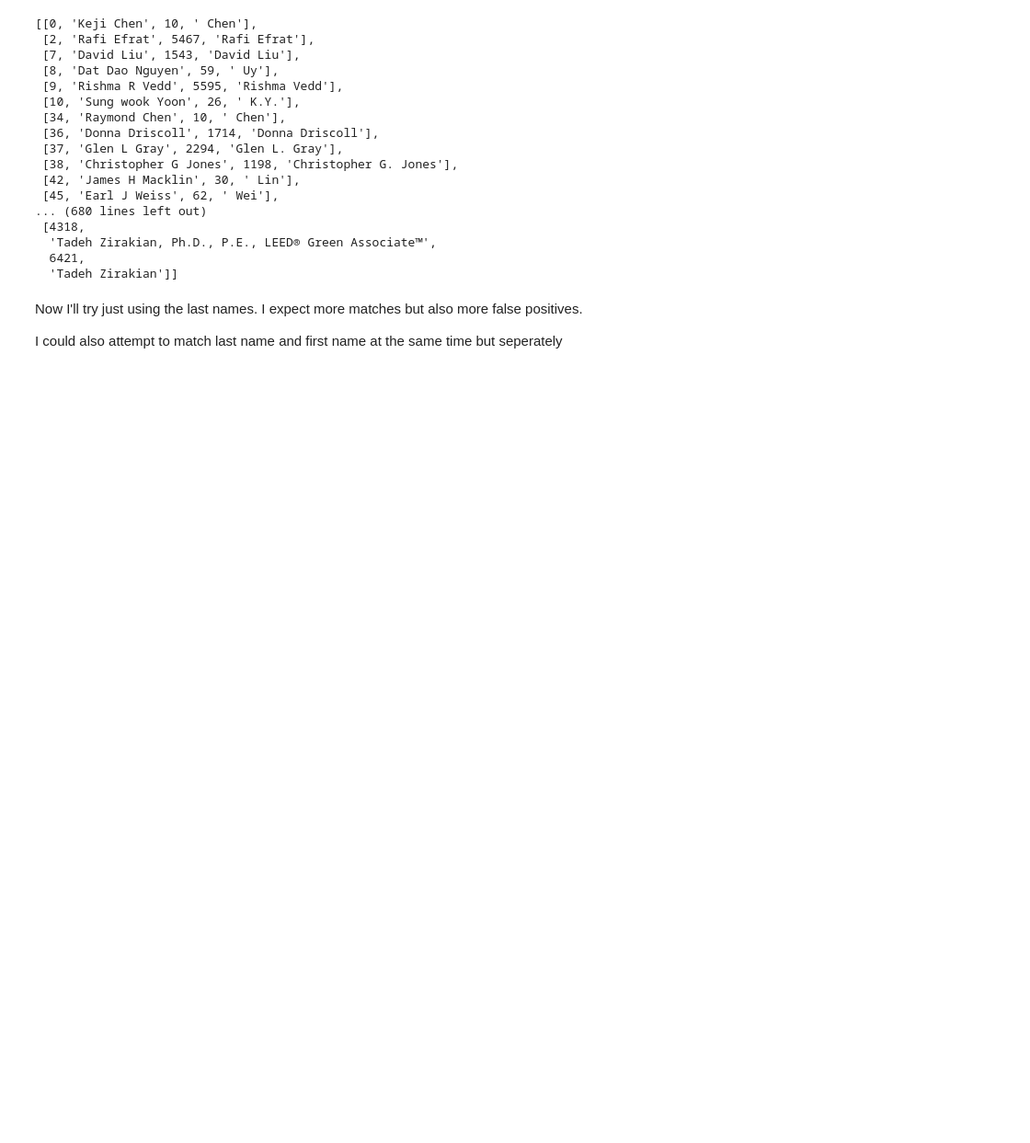
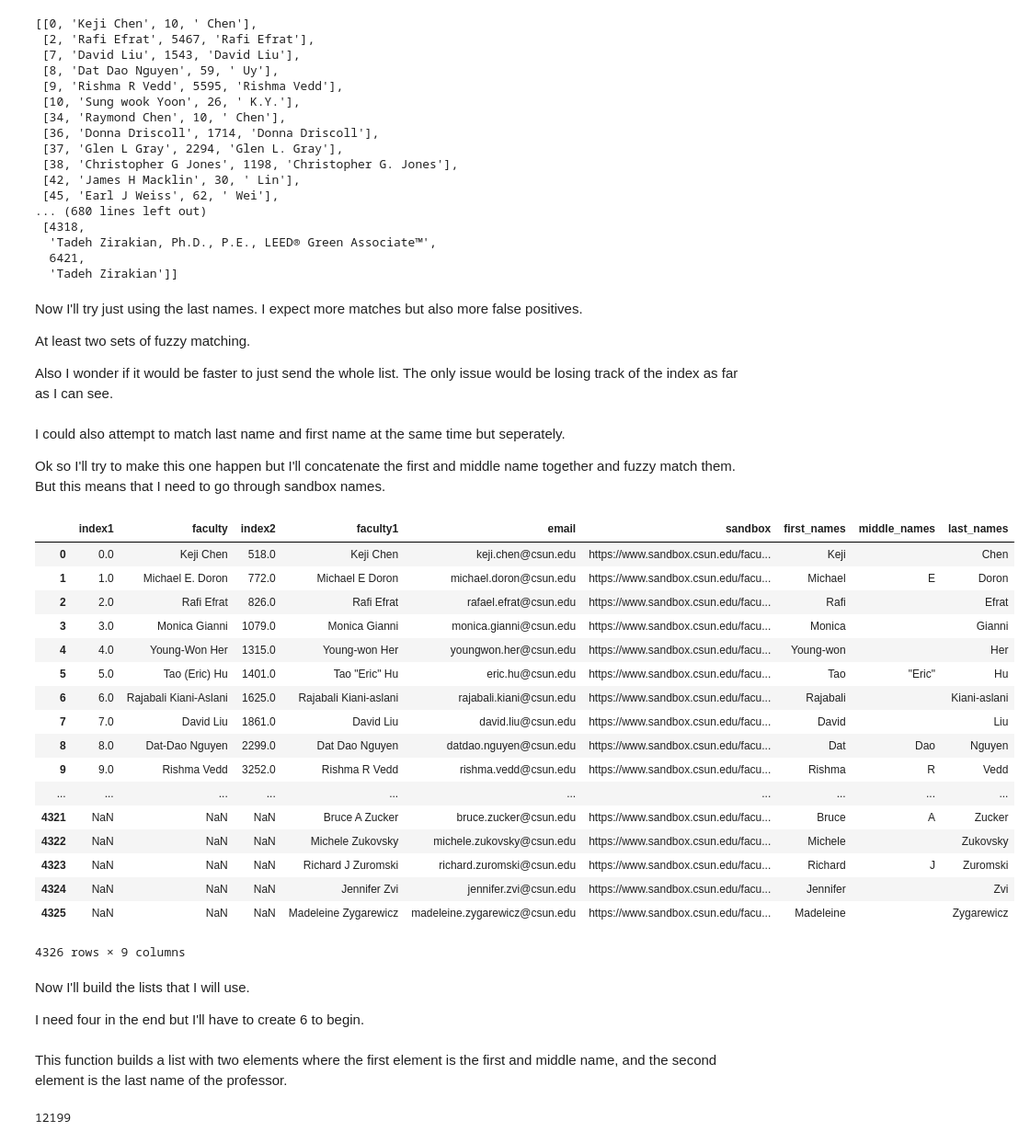
Before and after one commit to martinezjorge/Academic-Citation-Scrapers, a Jupyter notebook: Making the Master Dataset/new_scholar_works.ipynb, the cells around one changed output. Shown: that part at 92% size. Saved outputs shown, nothing was run; the diff lists cells and outputs as text; code cells hidden in the pictures; blank space fills up the shorter version.

Commit message:
finished fuzzy matching new scholar works

```diff
--- a/Making the Master Dataset/new_scholar_works.ipynb
+++ b/Making the Master Dataset/new_scholar_works.ipynb
@@ -48,6 +48,7 @@ def full_name_parser(full_name):
         'middle' : '',
         'last' : ''
     }
+    I could also attempt to match last name and first name at the same time but seperately.
 
     # check by comma space
     if ', ' in full_name:
@@ -237,4 +262,54 @@ matches
 # %% [markdown]
 Now I'll try just using the last names. I expect more matches but also more false positives.
 
-I could also attempt to match last name and first name at the same time but seperately
+At least two sets of fuzzy matching.
+
+Also I wonder if it would be faster to just send the whole list. The only issue would be losing track of the index as far as I can see.
+# %% [markdown]
+
+I could also attempt to match last name and first name at the same time but seperately.
+
+Ok so I'll try to make this one happen but I'll concatenate the first and middle name together and fuzzy match them. But this means that I need to go through sandbox names.
+# %%
+clean_full_names = []
+for j in faculty1:
+    clean_full_names.append(full_name_parser(j))
+# %%
+first = []
+middle = []
+last = []
+for d in clean_full_names:
+    first.append(d['first'])
+    middle.append(d['middle'])
+    last.append(d['last'])
+# %%
+new_final_matches_outer['first_names'] = first
+new_final_matches_outer['middle_names'] = middle
+new_final_matches_outer['last_names'] = last
+# %%
+new_final_matches_outer
+# %% [output]
+|  | index1 | faculty | index2 | faculty1 | email | sandbox | first_names | middle_names | last_names |
+| 0 | 0.0 | Keji Chen | 518.0 | Keji Chen | keji.chen@csun.edu | https://www.sandbox.csun.edu/facu... | Keji |  | Chen |
+| 1 | 1.0 | Michael E. Doron | 772.0 | Michael E Doron | michael.doron@csun.edu | https://www.sandbox.csun.edu/facu... | Michael | E | Doron |
+| 2 | 2.0 | Rafi Efrat | 826.0 | Rafi Efrat | rafael.efrat@csun.edu | https://www.sandbox.csun.edu/facu... | Rafi |  | Efrat |
+| 3 | 3.0 | Monica Gianni | 1079.0 | Monica Gianni | monica.gianni@csun.edu | https://www.sandbox.csun.edu/facu... | Monica |  | Gianni |
+| 4 | 4.0 | Young-Won Her | 1315.0 | Young-won Her | youngwon.her@csun.edu | https://www.sandbox.csun.edu/facu... | Young-won |  | Her |
+| 5 | 5.0 | Tao (Eric) Hu | 1401.0 | Tao "Eric" Hu | eric.hu@csun.edu | https://www.sandbox.csun.edu/facu... | Tao | "Eric" | Hu |
+| 6 | 6.0 | Rajabali Kiani-Aslani | 1625.0 | Rajabali Kiani-aslani | rajabali.kiani@csun.edu | https://www.sandbox.csun.edu/facu... | Rajabali |  | Kiani-aslani |
+| 7 | 7.0 | David Liu | 1861.0 | David Liu | david.liu@csun.edu | https://www.sandbox.csun.edu/facu... | David |  | Liu |
+| 8 | 8.0 | Dat-Dao Nguyen | 2299.0 | Dat Dao Nguyen | datdao.nguyen@csun.edu | https://www.sandbox.csun.edu/facu... | Dat | Dao | Nguyen |
+| 9 | 9.0 | Rishma Vedd | 3252.0 | Rishma R Vedd | rishma.vedd@csun.edu | https://www.sandbox.csun.edu/facu... | Rishma | R | Vedd |
+| ... | ... | ... | ... | ... | ... | ... | ... | ... | ... |
+| 4321 | NaN | NaN | NaN | Bruce A Zucker | bruce.zucker@csun.edu | https://www.sandbox.csun.edu/facu... | Bruce | A | Zucker |
+| 4322 | NaN | NaN | NaN | Michele Zukovsky | michele.zukovsky@csun.edu | https://www.sandbox.csun.edu/facu... | Michele |  | Zukovsky |
+| 4323 | NaN | NaN | NaN | Richard J Zuromski | richard.zuromski@csun.edu | https://www.sandbox.csun.edu/facu... | Richard | J | Zuromski |
+| 4324 | NaN | NaN | NaN | Jennifer Zvi | jennifer.zvi@csun.edu | https://www.sandbox.csun.edu/facu... | Jennifer |  | Zvi |
+| 4325 | NaN | NaN | NaN | Madeleine Zygarewicz | madeleine.zygarewicz@csun.edu | https://www.sandbox.csun.edu/facu... | Madeleine |  | Zygarewicz |
+4326 rows × 9 columns
+# %% [markdown]
+Now I'll build the lists that I will use.
+
+I need four in the end but I'll have to create 6 to begin.
+# %% [markdown]
+This function builds a list with two elements where the first element is the first and middle name, and the second element is the last name of the professor.
@@ -240,0 +362,4 @@ I could also attempt to match last name and first name at the same time but sepe
+# %%
+len(scholar_first)
+# %% [output]
+12199
```
Also changed, not shown: parts of 13 cells of this notebook.
